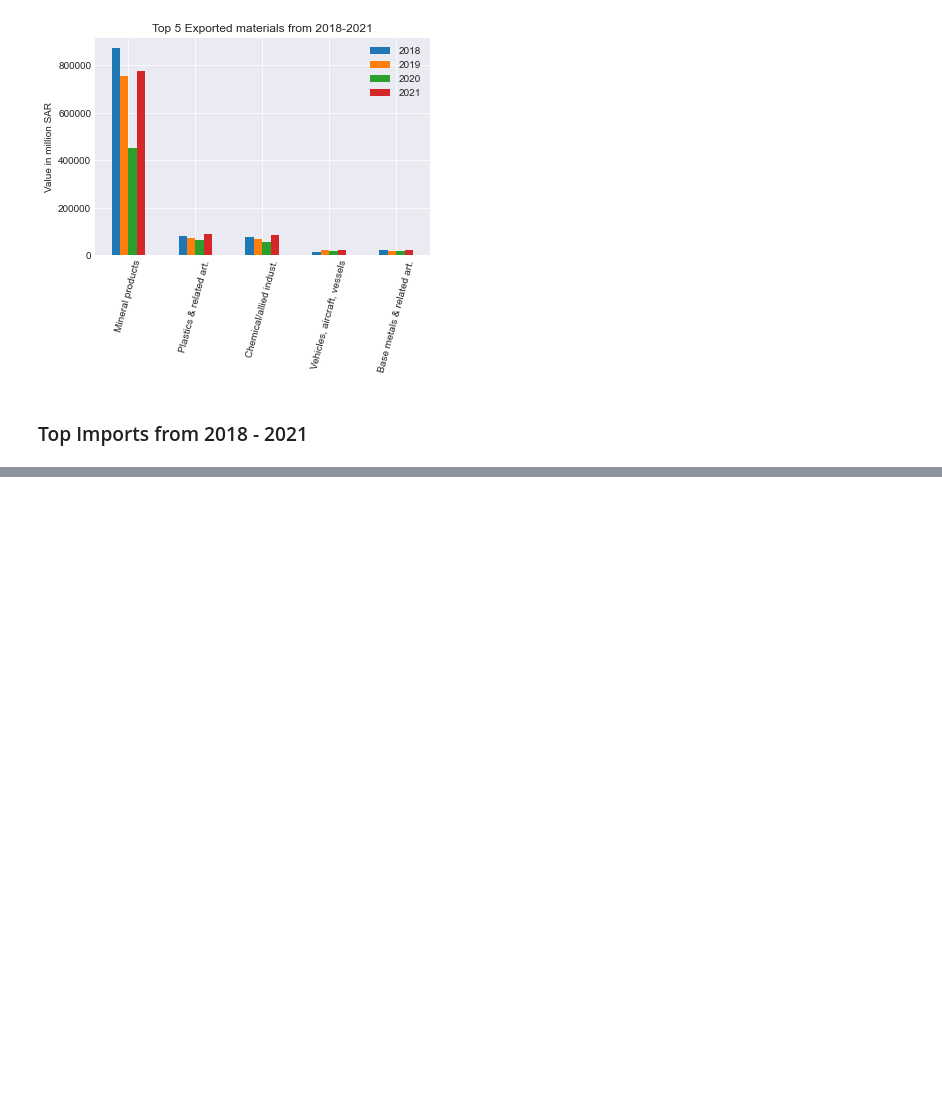
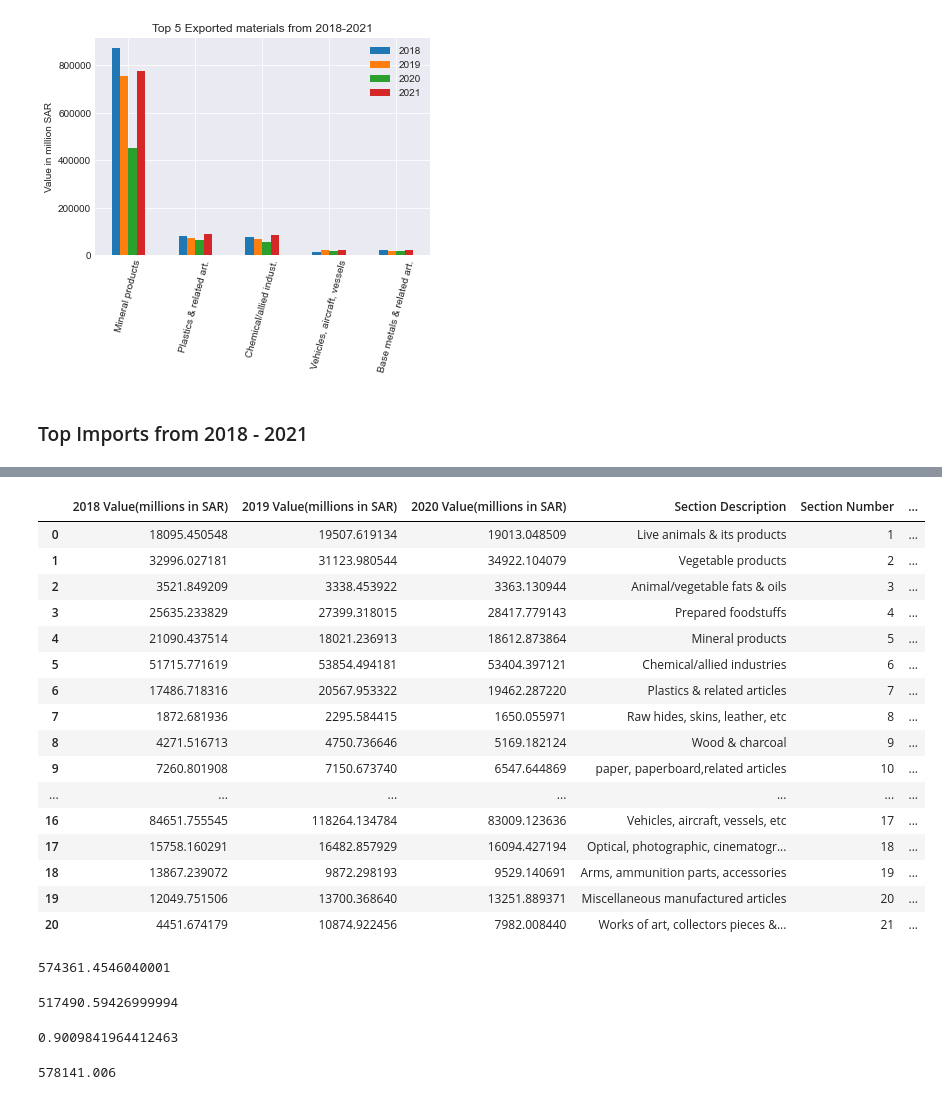
Before and after one commit to Aabusabaeen/Capstone-Project, a Jupyter notebook: Questions.ipynb, the cells around one changed output, grey strips where cells are left out. Drawn from its saved outputs; the diff is of its cells as text; code cells hidden in the pictures; blank space fills up the shorter version.

```diff
--- a/Questions.ipynb
+++ b/Questions.ipynb
@@ -355,0 +421,36 @@ Imports_commodityCountry
+# %%
+Imports_bysection18_21
+# %% [output]
+|  | 2018 Value(millions in SAR) | 2019 Value(millions in SAR) | 2020 Value(millions in SAR) | Section Description | Section Number | ... |
+| 0 | 18095.450548 | 19507.619134 | 19013.048509 | Live animals & its products | 1 | ... |
+| 1 | 32996.027181 | 31123.980544 | 34922.104079 | Vegetable products | 2 | ... |
+| 2 | 3521.849209 | 3338.453922 | 3363.130944 | Animal/vegetable fats & oils | 3 | ... |
+| 3 | 25635.233829 | 27399.318015 | 28417.779143 | Prepared foodstuffs | 4 | ... |
+| 4 | 21090.437514 | 18021.236913 | 18612.873864 | Mineral products | 5 | ... |
+| 5 | 51715.771619 | 53854.494181 | 53404.397121 | Chemical/allied industries | 6 | ... |
+| 6 | 17486.718316 | 20567.953322 | 19462.287220 | Plastics & related articles | 7 | ... |
+| 7 | 1872.681936 | 2295.584415 | 1650.055971 | Raw hides, skins, leather, etc | 8 | ... |
+| 8 | 4271.516713 | 4750.736646 | 5169.182124 | Wood & charcoal | 9 | ... |
+| 9 | 7260.801908 | 7150.673740 | 6547.644869 | paper, paperboard,related articles | 10 | ... |
+| ... | ... | ... | ... | ... | ... | ... |
+| 16 | 84651.755545 | 118264.134784 | 83009.123636 | Vehicles, aircraft, vessels, etc | 17 | ... |
+| 17 | 15758.160291 | 16482.857929 | 16094.427194 | Optical, photographic, cinematogr... | 18 | ... |
+| 18 | 13867.239072 | 9872.298193 | 9529.140691 | Arms, ammunition parts, accessories | 19 | ... |
+| 19 | 12049.751506 | 13700.368640 | 13251.889371 | Miscellaneous manufactured articles | 20 | ... |
+| 20 | 4451.674179 | 10874.922456 | 7982.008440 | Works of art, collectors pieces &... | 21 | ... |
+# %%
+Imports_bysection18_21['2019 Value(millions in SAR)'].sum()
+# %% [output]
+574361.4546040001
+# %%
+Imports_bysection18_21['2020 Value(millions in SAR)'].sum()
+# %% [output]
+517490.59426999994
+# %%
+517490.594/574361.455
+# %% [output]
+0.9009841964412463
+# %%
+Imports_bysection18_21['2021 Value(millions in SAR)'].sum()
+# %% [output]
+578141.006
```
Also changed, not shown: parts of 11 cells of this notebook, 4 other files.
